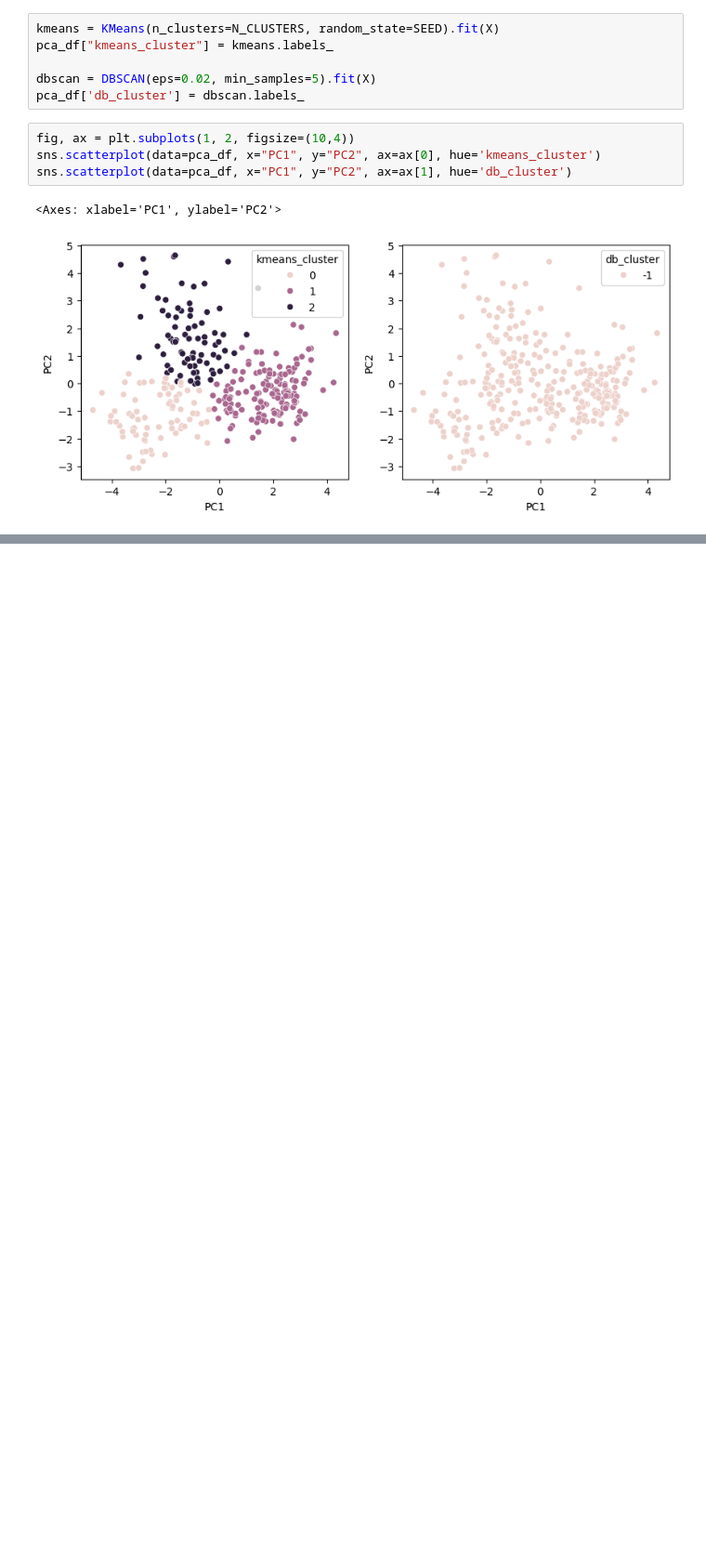
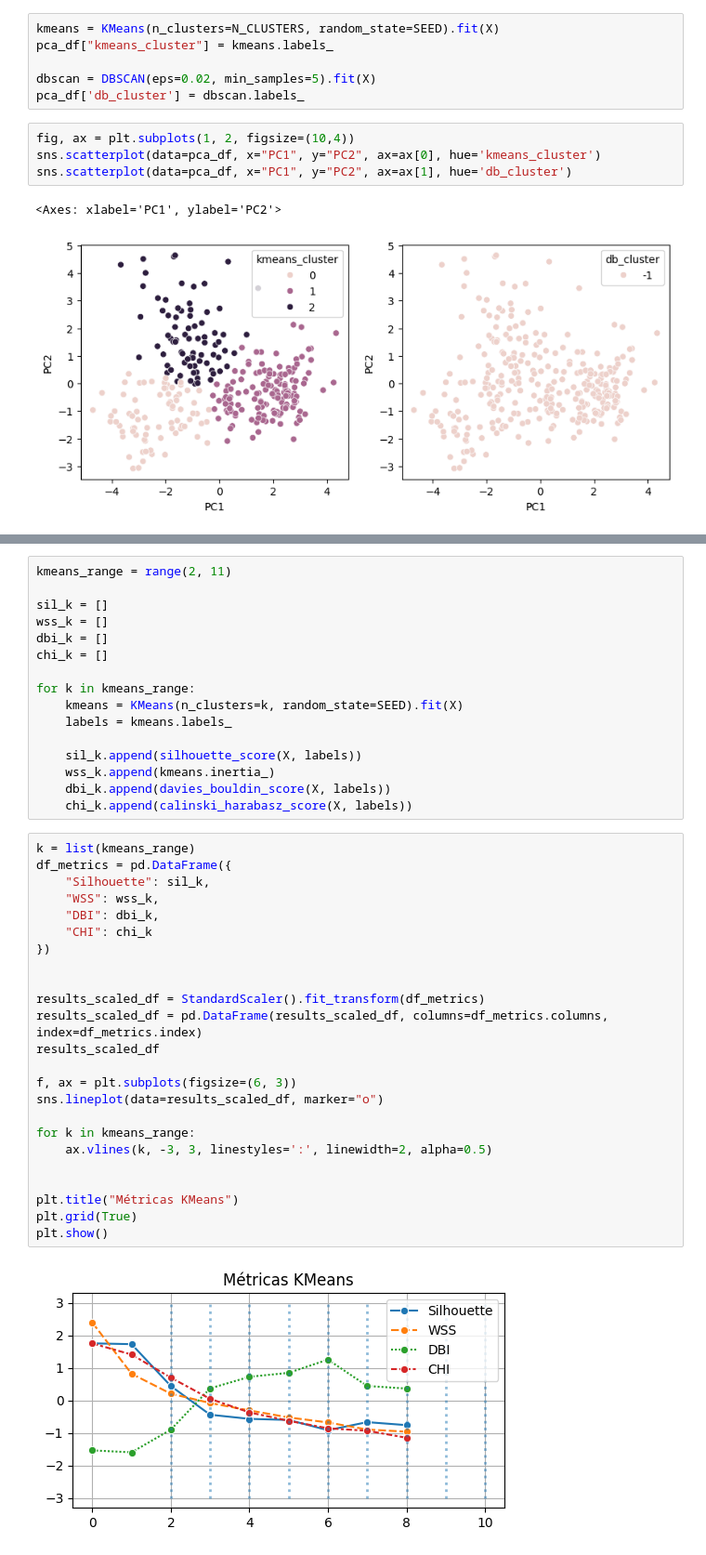
Before and after one commit to Dhonrian/pos_ifnet, a Jupyter notebook: 25E4_3/validacao.ipynb, the cells around one changed output, grey strips where cells are left out. Shown at 93% size. Cells and saved outputs as stored; diff of their text form; blank space fills up the shorter version.

```diff
--- a/25E4_3/validacao.ipynb
+++ b/25E4_3/validacao.ipynb
@@ -180,0 +348,42 @@ plt.show()
+# %%
+kmeans_range = range(2, 11)
+
+sil_k = []
+wss_k = []
+dbi_k = []
+chi_k = []
+
+for k in kmeans_range:
+    kmeans = KMeans(n_clusters=k, random_state=SEED).fit(X)
+    labels = kmeans.labels_
+
+    sil_k.append(silhouette_score(X, labels))
+    wss_k.append(kmeans.inertia_)
+    dbi_k.append(davies_bouldin_score(X, labels))
+    chi_k.append(calinski_harabasz_score(X, labels))
+# %%
+k = list(kmeans_range)
+df_metrics = pd.DataFrame({
+    "Silhouette": sil_k,
+    "WSS": wss_k,
+    "DBI": dbi_k,
+    "CHI": chi_k
+})
+
+
+results_scaled_df = StandardScaler().fit_transform(df_metrics)
+results_scaled_df = pd.DataFrame(results_scaled_df, columns=df_metrics.columns, index=df_metrics.index)
+results_scaled_df
+
+f, ax = plt.subplots(figsize=(6, 3))
+sns.lineplot(data=results_scaled_df, marker="o")
+
+for k in kmeans_range:
+    ax.vlines(k, -3, 3, linestyles=':', linewidth=2, alpha=0.5)
+
+
+plt.title("Métricas KMeans")
+plt.grid(True)
+plt.show()
+# %% [output]
+[figure, added]
```
Also changed, not shown: parts of 23 cells of this notebook.
